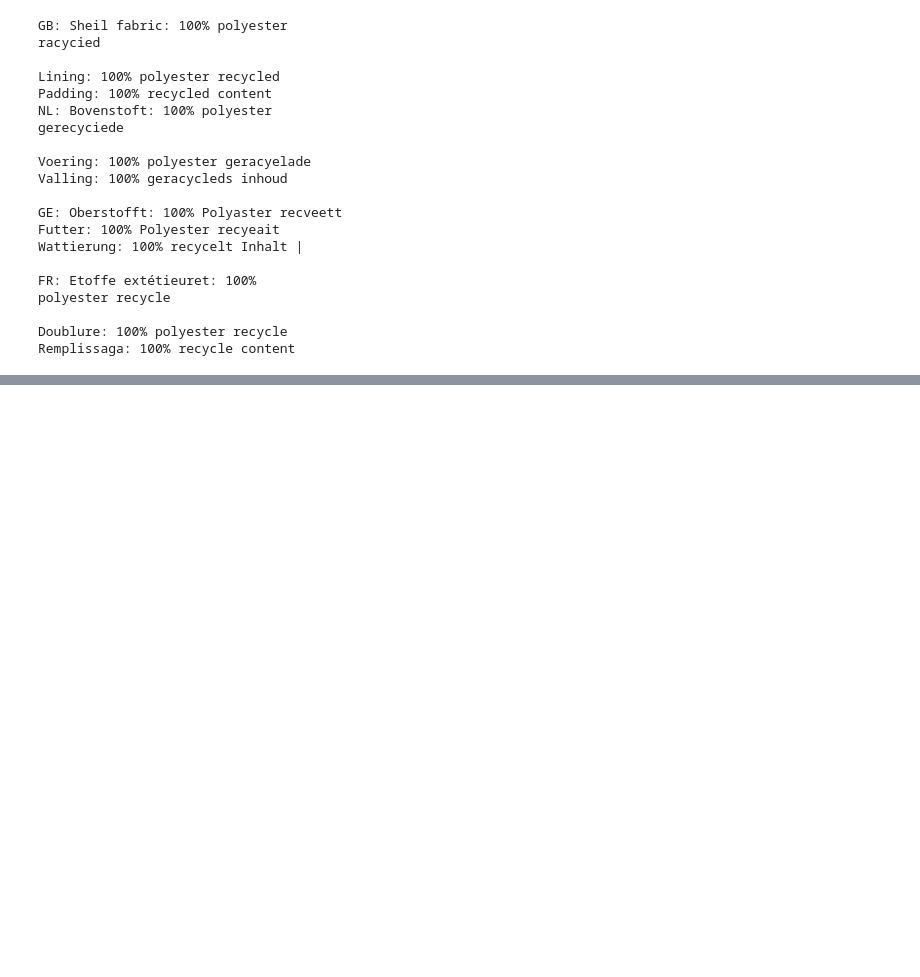
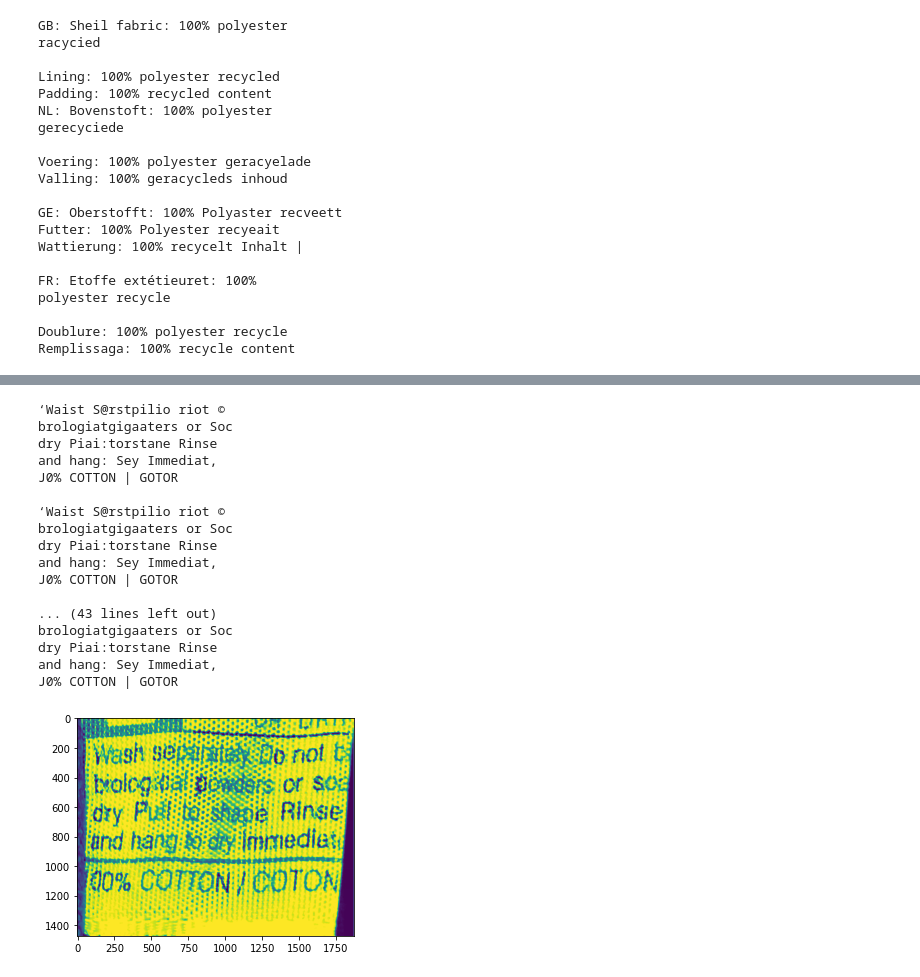
Before and after one commit to lunadabinovic/eco_fashion_project, a Jupyter notebook: notebooks/image_test_sample.ipynb, the cells around one changed output, grey strips where cells are left out. Drawn from its saved outputs; the diff is of its cells as text; code cells hidden in the pictures; blank space fills up the shorter version.

```diff
--- a/notebooks/image_test_sample.ipynb
+++ b/notebooks/image_test_sample.ipynb
@@ -48,3 +48,4 @@ import os
 # %%
-#for label in labels:
-    #print(pytesseract.image_to_string(Image.open(label)))
+for label in labels:
+    print("NEW IMAGE")
+    print(pytesseract.image_to_string((label)))
@@ -298,3 +282,27 @@ preprocessed = preprocessing_image(img)
+# %%
+for label in labels:
+    preprocessed = preprocessing_image(img)
+    print(pytesseract.image_to_string(preprocessed,config=custom_config))
+    plt.imshow(preprocessed)
+# %% [output]
+‘Waist S@rstpilio riot ©
+brologiatgigaaters or Soc
+dry Piai:torstane Rinse
+and hang: Sey Immediat,
+J0% COTTON | GOTOR
+
+‘Waist S@rstpilio riot ©
+brologiatgigaaters or Soc
+dry Piai:torstane Rinse
+and hang: Sey Immediat,
+J0% COTTON | GOTOR
+
+... (43 lines left out)
+brologiatgigaaters or Soc
+dry Piai:torstane Rinse
+and hang: Sey Immediat,
+J0% COTTON | GOTOR
+[figure, added]
 # %%
 import matplotlib.pyplot as plt
 # %%
```
Also changed, not shown: parts of 15 cells of this notebook.
